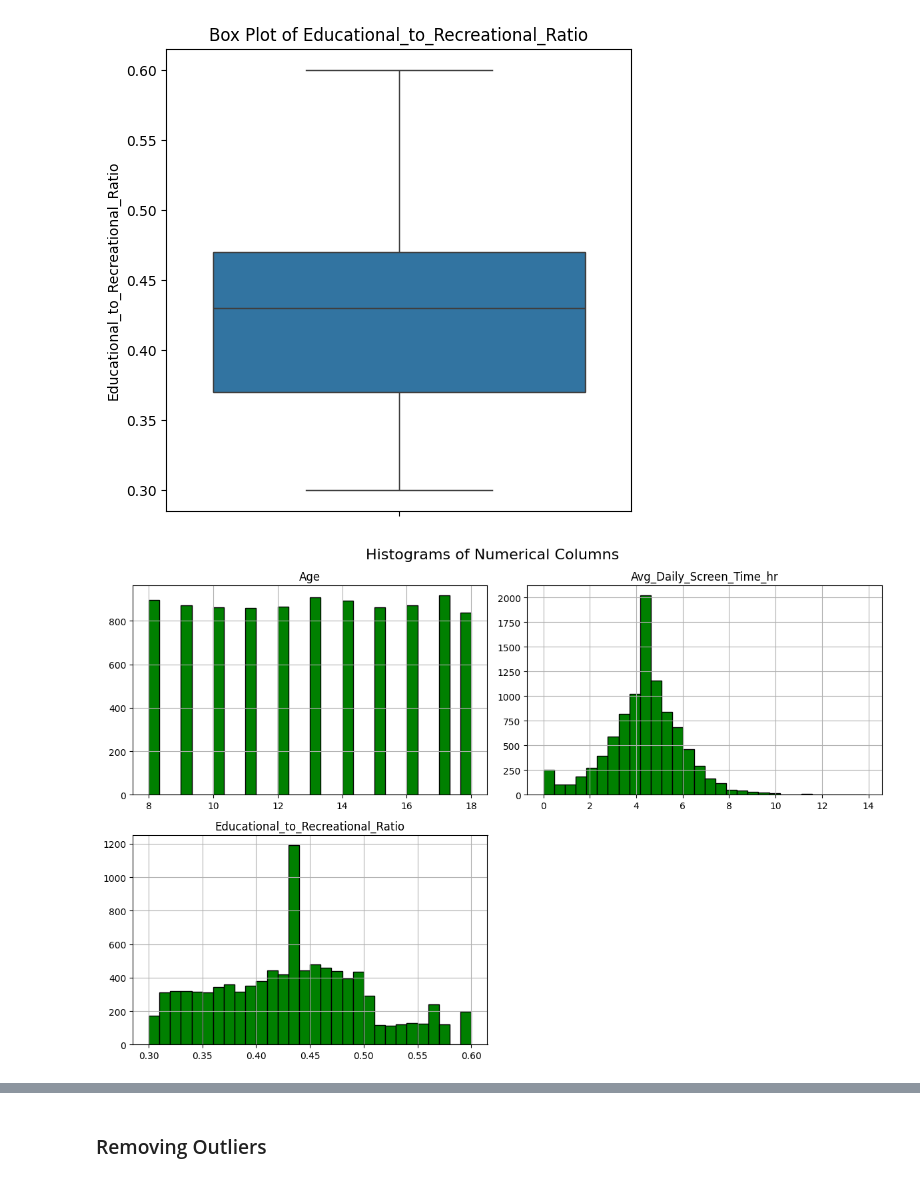
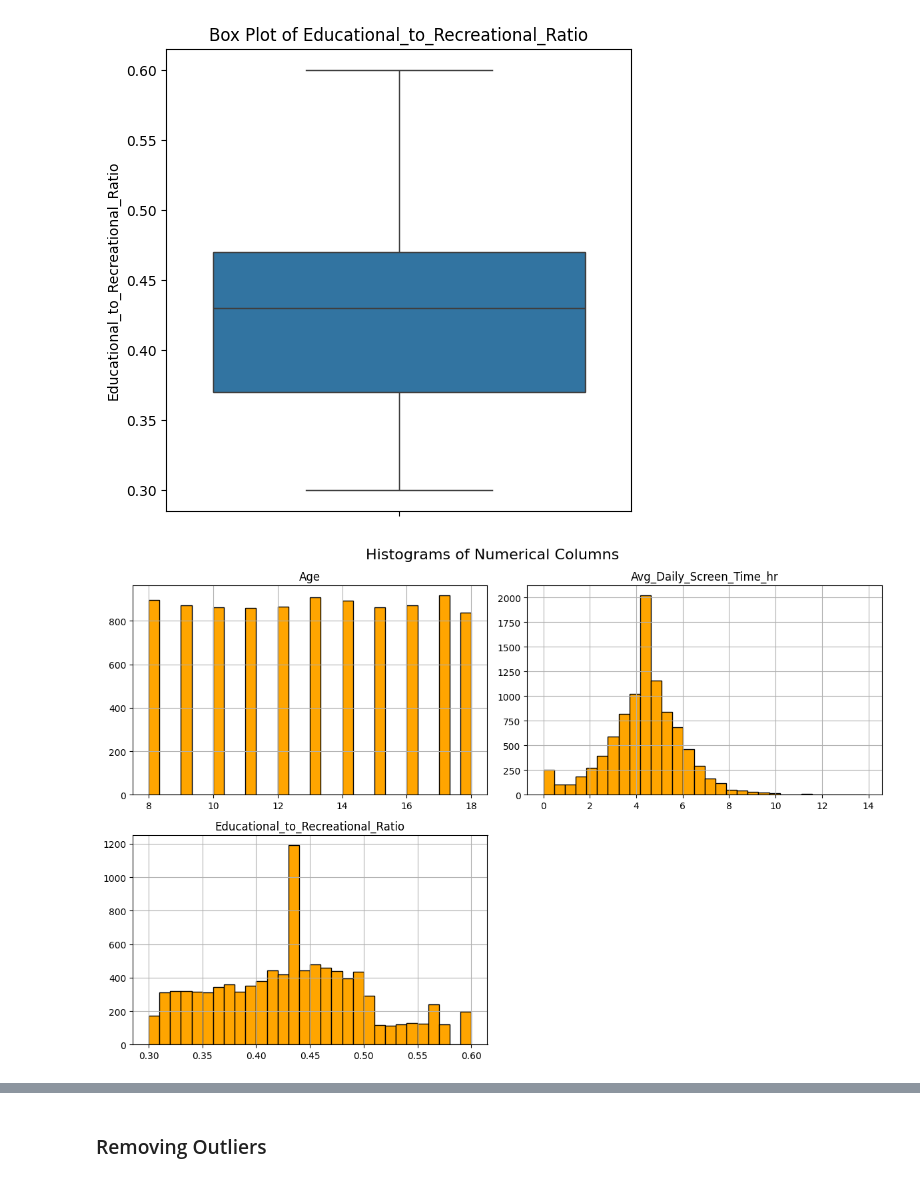
Before and after one commit to pawarsahil2005/DMW-Assignment, a Jupyter notebook: Assignment 1/DMW_Assignment_1.ipynb, the cells around one changed output, grey strips where cells are left out. Cells and saved outputs as stored; diff of their text form; code cells hidden in the pictures.

```diff
--- a/Assignment 1/DMW_Assignment_1.ipynb
+++ b/Assignment 1/DMW_Assignment_1.ipynb
@@ -302,9 +302,9 @@ plt.show()
 # %% [output]
 [figure]
 # %%
-df1.hist(bins=30, figsize=(12, 8), color='green', edgecolor='black')
+df1.hist(bins=30, figsize=(12, 8), color='orange', edgecolor='black')
 plt.suptitle("Histograms of Numerical Columns", fontsize=16)
 plt.tight_layout()
 plt.show()
 # %% [output]
-[figure, old version]
+[figure, new version]
```
Also changed, not shown: parts of 2 cells of this notebook.
